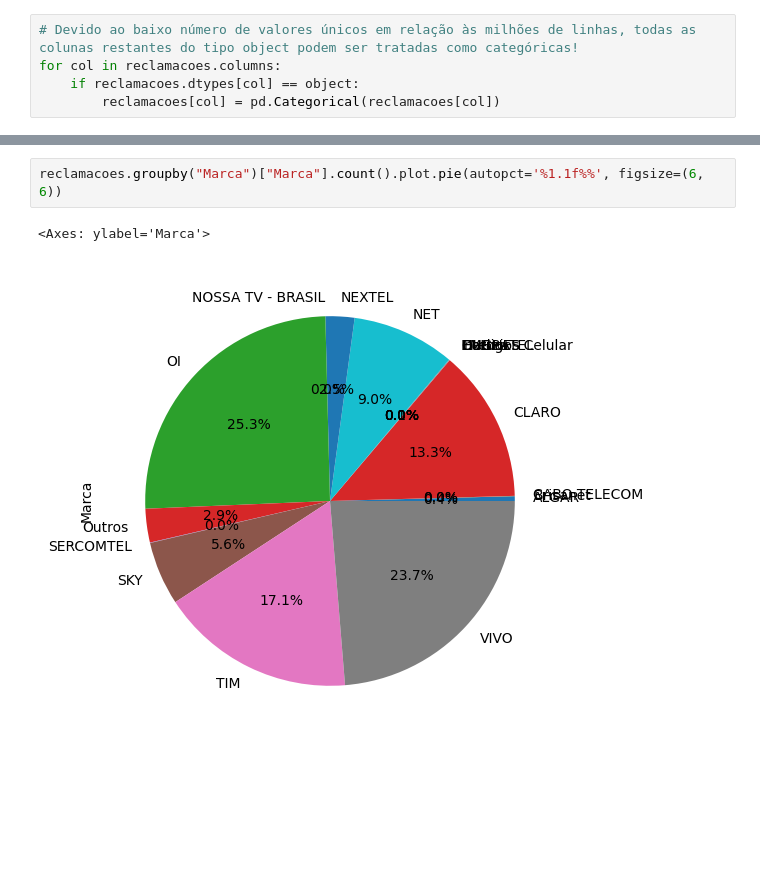
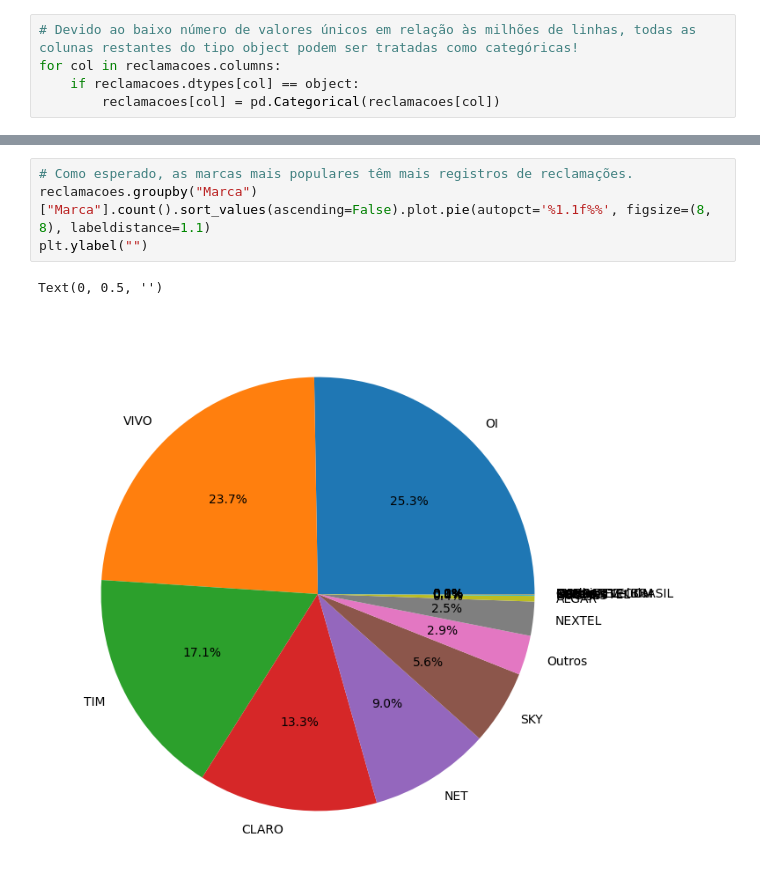
Before and after one commit to vanessacordeiro/projeto-aplicado-I-mackenzie, a Jupyter notebook: base/Etapa 2 - Analise Exploratoria.ipynb, the cells around one changed output, grey strips where cells are left out. Drawn from its saved outputs; the diff is of its cells as text; blank space fills up the shorter version.

Commit message:
Ajustes dos plots e mais comentarios

```diff
--- a/base/Etapa 2 - Analise Exploratoria.ipynb
+++ b/base/Etapa 2 - Analise Exploratoria.ipynb
@@ -155,10 +157,12 @@ EMBRATEL                  40
 Intelig                    1
 Name: Marca, dtype: int64
 # %%
-reclamacoes.groupby("Marca")["Marca"].count().plot.pie(autopct='%1.1f%%', figsize=(6, 6))
+# Como esperado, as marcas mais populares têm mais registros de reclamações.
+reclamacoes.groupby("Marca")["Marca"].count().sort_values(ascending=False).plot.pie(autopct='%1.1f%%', figsize=(8, 8), labeldistance=1.1)
+plt.ylabel("")
 # %% [output]
-<Axes: ylabel='Marca'>
+Text(0, 0.5, '')
-[figure, old version]
+[figure, new version]
 # %%
 # Vamos ver quais foram os tipos de atendimento mais comuns:
 reclamacoes.groupby("TipoAtendimento")["TipoAtendimento"].count().plot.pie(autopct='%1.1f%%', figsize=(6, 6))
```
Also changed, not shown: parts of 10 cells of this notebook.
